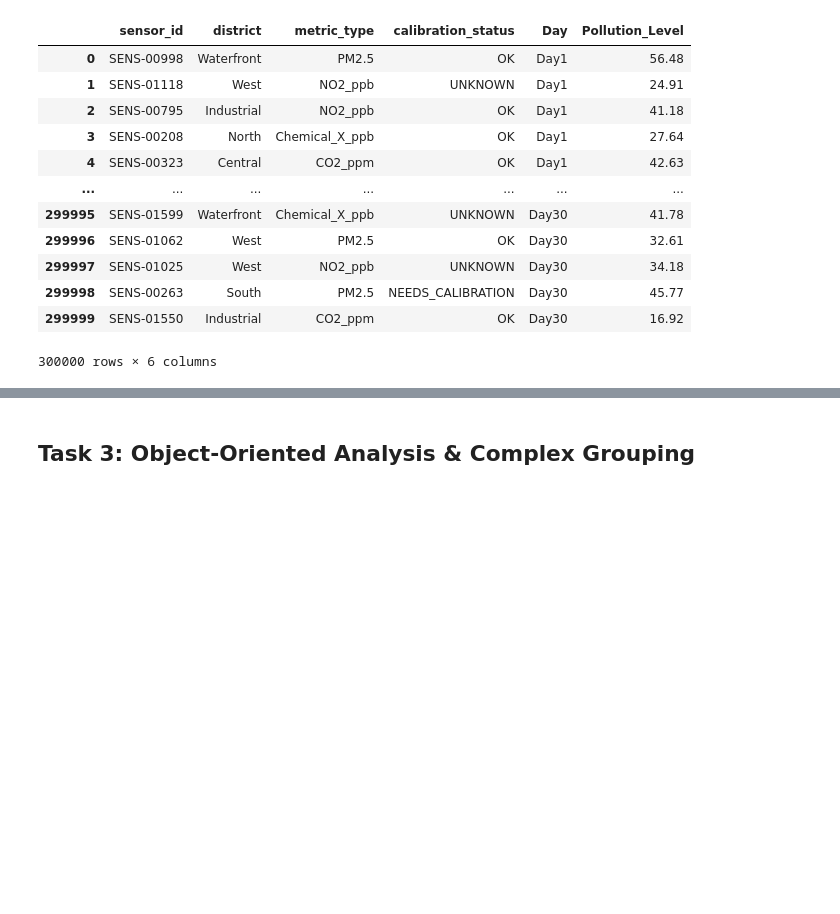
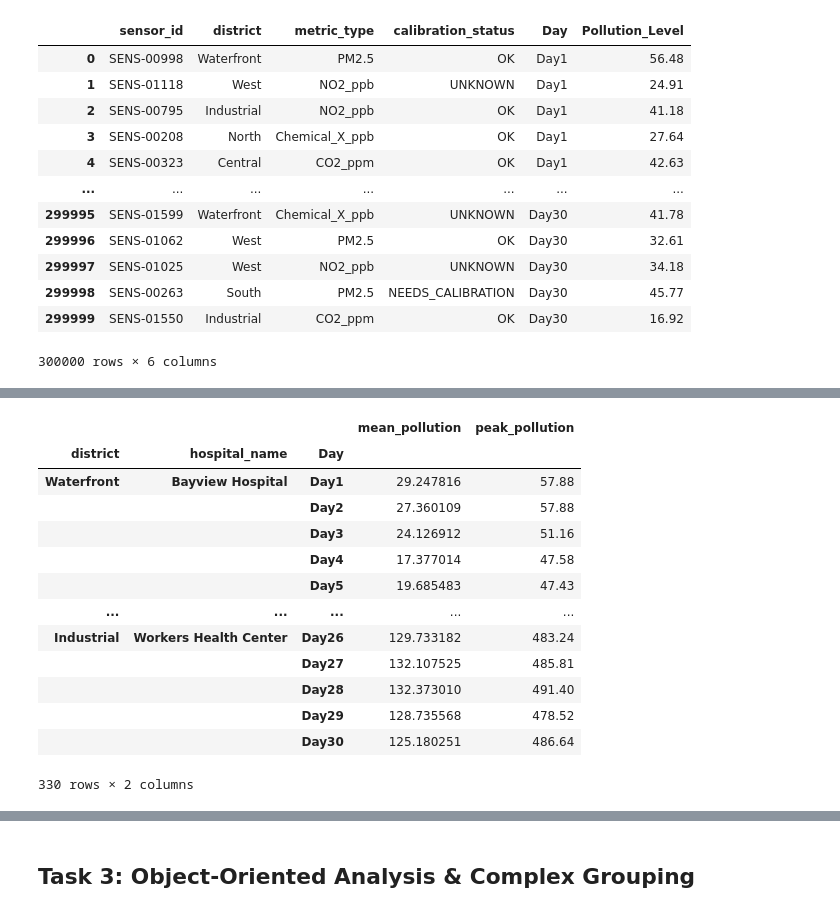
Before and after one commit to hsyen78444/WIF3009-A1, a Jupyter notebook: A1.ipynb, the cells around one changed output, grey strips where cells are left out. Cells and saved outputs as stored; diff of their text form; code cells hidden in the pictures; blank space fills up the shorter version.

```diff
--- a/A1.ipynb
+++ b/A1.ipynb
@@ -515,8 +513,25 @@ sensor_day = (
 # %%
 # Broadcast sensor stats to each hospital in same district/day
 sensor_block = (
     base[["district", "hospital_name", "Day"]]
     .merge(sensor_day, on=["district", "Day"], how="left")
     .set_index(idx_cols)
     .reindex(base_idx)
 )
+
+sensor_block
+# %% [output]
+|  |  |  | mean_pollution | peak_pollution |
+| district | hospital_name | Day |  |  |
+| Waterfront | Bayview Hospital | Day1 | 29.247816 | 57.88 |
+|  |  | Day2 | 27.360109 | 57.88 |
+|  |  | Day3 | 24.126912 | 51.16 |
+|  |  | Day4 | 17.377014 | 47.58 |
+|  |  | Day5 | 19.685483 | 47.43 |
+| ... | ... | ... | ... | ... |
+| Industrial | Workers Health Center | Day26 | 129.733182 | 483.24 |
+|  |  | Day27 | 132.107525 | 485.81 |
+|  |  | Day28 | 132.373010 | 491.40 |
+|  |  | Day29 | 128.735568 | 478.52 |
+|  |  | Day30 | 125.180251 | 486.64 |
+330 rows × 2 columns
```
Also changed, not shown: parts of 24 cells of this notebook.
